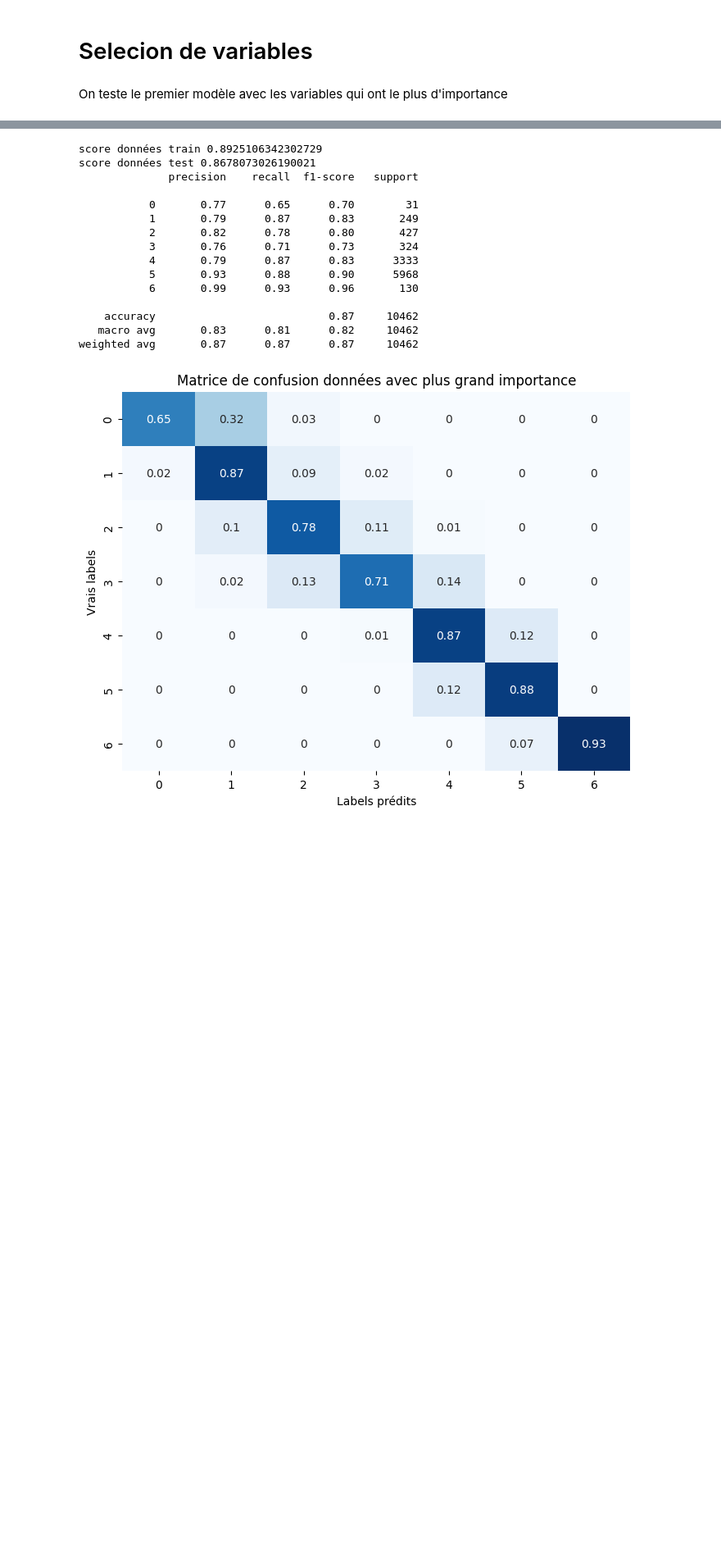
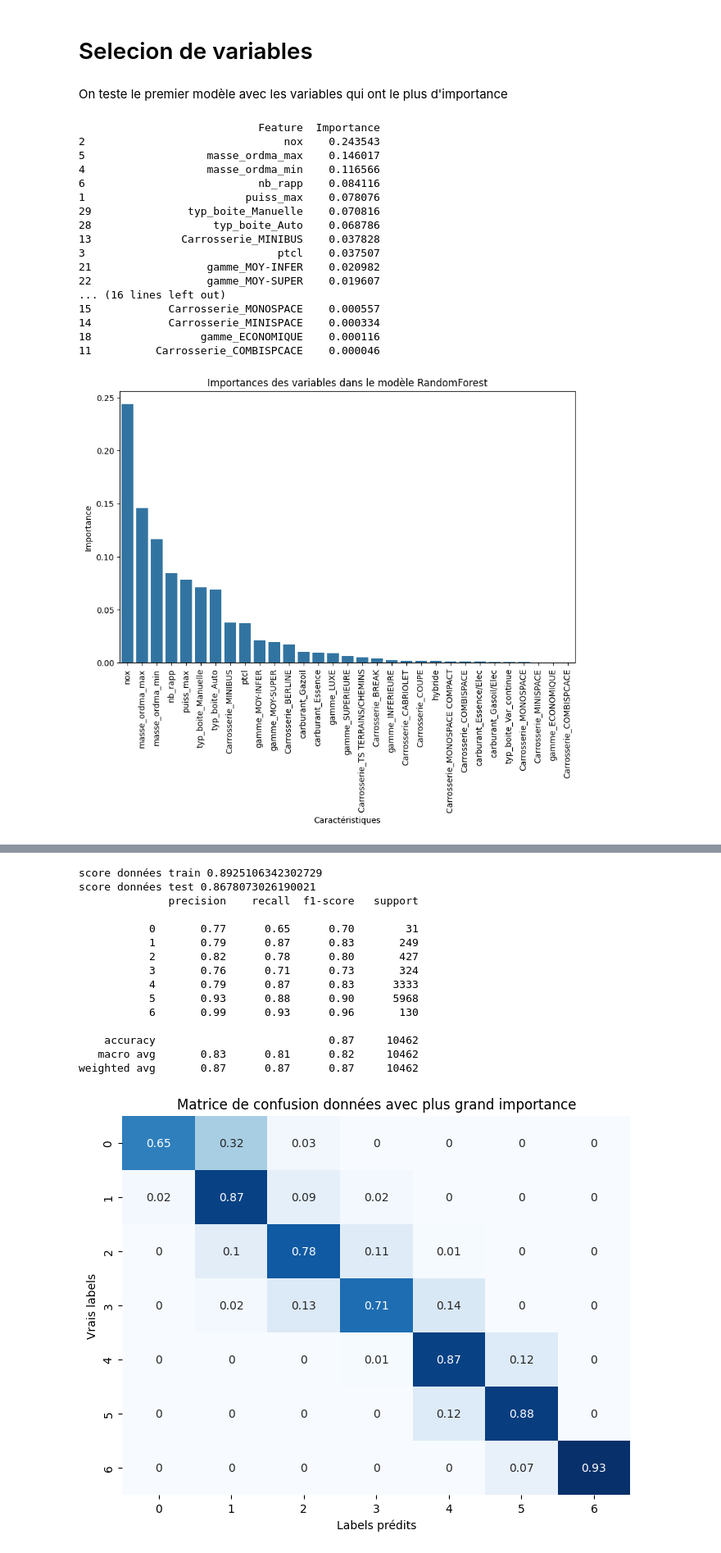
Before and after one commit to DataScientest-Studio/dec24_bds_co2, a Jupyter notebook: notebooks/Premiers_modeles.ipynb, the cells around one changed output, grey strips where cells are left out. Shown at 82% size. Cells and saved outputs as stored; diff of their text form; code cells hidden in the pictures; blank space fills up the shorter version.

```diff
--- a/notebooks/Premiers_modeles.ipynb
+++ b/notebooks/Premiers_modeles.ipynb
@@ -435,3 +488,43 @@ weighted avg       0.88      0.87      0.87     10462
 # Selecion de variables
 # %% [markdown]
 On teste le premier modèle avec les variables qui ont le plus d'importance
+# %%
+# On récupère le modèle 1 et on regarde les données ayant le plus d'importance
+
+importances = model1.feature_importances_
+
+features = X_train.columns
+importance_df = pd.DataFrame({'Feature': features, 'Importance': importances})
+
+importance_df = importance_df.sort_values(by='Importance', ascending=False)
+
+# Afficher les résultats
+print(importance_df)
+
+# Affichage sous forme de graphe
+plt.figure(figsize=(10, 6))
+sns.barplot(x='Feature', y='Importance', data=importance_df)
+plt.title('Importances des variables dans le modèle RandomForest')
+plt.xlabel('Caractéristiques')
+plt.ylabel('Importance')
+plt.xticks(rotation=90)
+plt.show()
+# %% [output]
+                            Feature  Importance
+2                               nox    0.243543
+5                   masse_ordma_max    0.146017
+4                   masse_ordma_min    0.116566
+6                           nb_rapp    0.084116
+1                         puiss_max    0.078076
+29               typ_boite_Manuelle    0.070816
+28                   typ_boite_Auto    0.068786
+13              Carrosserie_MINIBUS    0.037828
+3                              ptcl    0.037507
+21                  gamme_MOY-INFER    0.020982
+22                  gamme_MOY-SUPER    0.019607
+... (16 lines left out)
+15            Carrosserie_MONOSPACE    0.000557
+14            Carrosserie_MINISPACE    0.000334
+18                 gamme_ECONOMIQUE    0.000116
+11          Carrosserie_COMBISPCACE    0.000046
+[figure, added]
```
Also changed, not shown: parts of 48 cells of this notebook, 10 other files.
